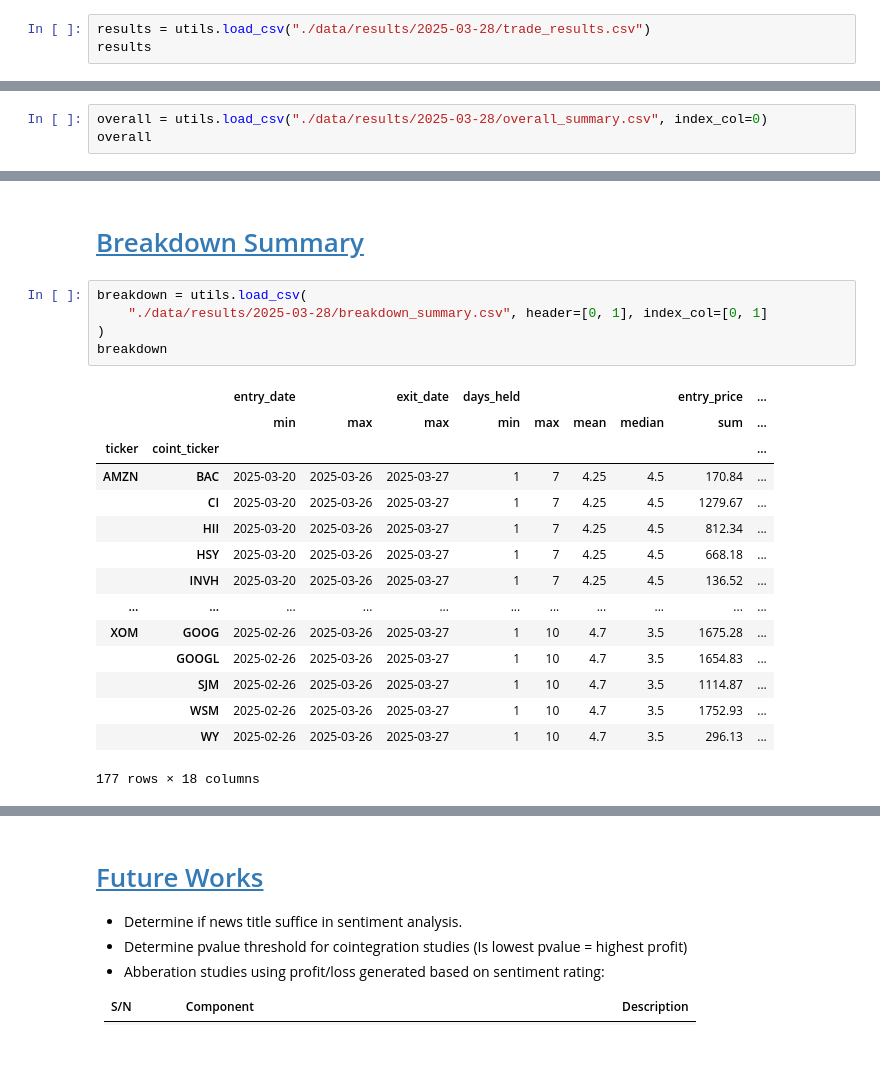
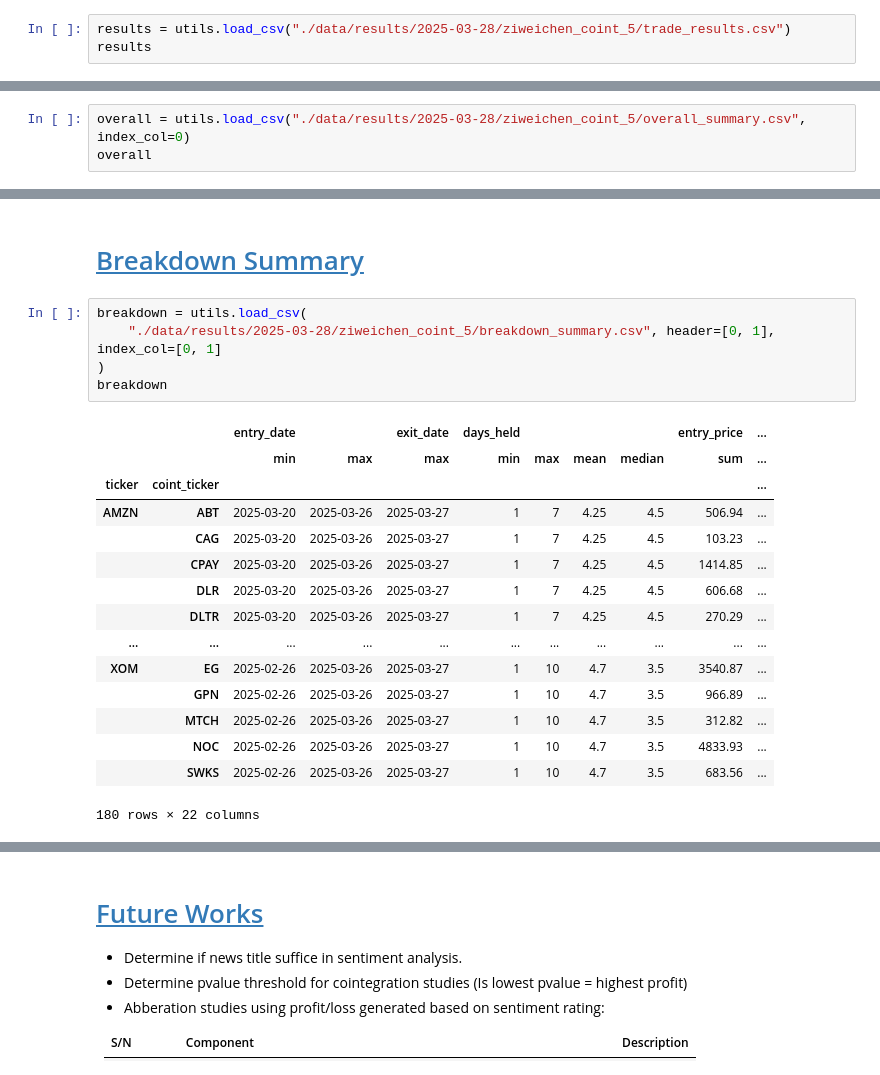
Before and after one commit to CKAbundant/sentiment, a Jupyter notebook: poc.ipynb, the cells around one changed output, grey strips where cells are left out. Drawn from its saved outputs; the diff is of its cells as text.

```diff
--- a/poc.ipynb
+++ b/poc.ipynb
@@ -578,6 +606,6 @@ divergent news : 262
 # %% [markdown]
 # [Trade Results](#table-of-contents)
 # %%
-results = utils.load_csv("./data/results/2025-03-28/trade_results.csv")
+results = utils.load_csv("./data/results/2025-03-28/ziweichen_coint_5/trade_results.csv")
 results
 # %% [output]
@@ -597,7 +625,7 @@ results
 # %% [markdown]
 # [Overall Summary](#table-of-contents)
 # %%
-overall = utils.load_csv("./data/results/2025-03-28/overall_summary.csv", index_col=0)
+overall = utils.load_csv("./data/results/2025-03-28/ziweichen_coint_5/overall_summary.csv", index_col=0)
 overall
 # %% [output]
 |  | Overall Statistics |
@@ -621,22 +649,22 @@ overall
 # [Breakdown Summary](#table-of-contents)
 # %%
 breakdown = utils.load_csv(
-    "./data/results/2025-03-28/breakdown_summary.csv", header=[0, 1], index_col=[0, 1]
+    "./data/results/2025-03-28/ziweichen_coint_5/breakdown_summary.csv", header=[0, 1], index_col=[0, 1]
 )
 breakdown
 # %% [output]
 |  |  | entry_date |  | exit_date | days_held |  |  |  | entry_price | ... |
 |  |  | min | max | max | min | max | mean | median | sum | ... |
 | ticker | coint_ticker |  |  |  |  |  |  |  |  | ... |
-| AMZN | BAC | 2025-03-20 | 2025-03-26 | 2025-03-27 | 1 | 7 | 4.25 | 4.5 | 170.84 | ... |
-|  | CI | 2025-03-20 | 2025-03-26 | 2025-03-27 | 1 | 7 | 4.25 | 4.5 | 1279.67 | ... |
-|  | HII | 2025-03-20 | 2025-03-26 | 2025-03-27 | 1 | 7 | 4.25 | 4.5 | 812.34 | ... |
-|  | HSY | 2025-03-20 | 2025-03-26 | 2025-03-27 | 1 | 7 | 4.25 | 4.5 | 668.18 | ... |
-|  | INVH | 2025-03-20 | 2025-03-26 | 2025-03-27 | 1 | 7 | 4.25 | 4.5 | 136.52 | ... |
+| AMZN | ABT | 2025-03-20 | 2025-03-26 | 2025-03-27 | 1 | 7 | 4.25 | 4.5 | 506.94 | ... |
+|  | CAG | 2025-03-20 | 2025-03-26 | 2025-03-27 | 1 | 7 | 4.25 | 4.5 | 103.23 | ... |
+|  | CPAY | 2025-03-20 | 2025-03-26 | 2025-03-27 | 1 | 7 | 4.25 | 4.5 | 1414.85 | ... |
+|  | DLR | 2025-03-20 | 2025-03-26 | 2025-03-27 | 1 | 7 | 4.25 | 4.5 | 606.68 | ... |
+|  | DLTR | 2025-03-20 | 2025-03-26 | 2025-03-27 | 1 | 7 | 4.25 | 4.5 | 270.29 | ... |
 | ... | ... | ... | ... | ... | ... | ... | ... | ... | ... | ... |
-| XOM | GOOG | 2025-02-26 | 2025-03-26 | 2025-03-27 | 1 | 10 | 4.7 | 3.5 | 1675.28 | ... |
-|  | GOOGL | 2025-02-26 | 2025-03-26 | 2025-03-27 | 1 | 10 | 4.7 | 3.5 | 1654.83 | ... |
-|  | SJM | 2025-02-26 | 2025-03-26 | 2025-03-27 | 1 | 10 | 4.7 | 3.5 | 1114.87 | ... |
-|  | WSM | 2025-02-26 | 2025-03-26 | 2025-03-27 | 1 | 10 | 4.7 | 3.5 | 1752.93 | ... |
-|  | WY | 2025-02-26 | 2025-03-26 | 2025-03-27 | 1 | 10 | 4.7 | 3.5 | 296.13 | ... |
+| XOM | EG | 2025-02-26 | 2025-03-26 | 2025-03-27 | 1 | 10 | 4.7 | 3.5 | 3540.87 | ... |
+|  | GPN | 2025-02-26 | 2025-03-26 | 2025-03-27 | 1 | 10 | 4.7 | 3.5 | 966.89 | ... |
+|  | MTCH | 2025-02-26 | 2025-03-26 | 2025-03-27 | 1 | 10 | 4.7 | 3.5 | 312.82 | ... |
+|  | NOC | 2025-02-26 | 2025-03-26 | 2025-03-27 | 1 | 10 | 4.7 | 3.5 | 4833.93 | ... |
+|  | SWKS | 2025-02-26 | 2025-03-26 | 2025-03-27 | 1 | 10 | 4.7 | 3.5 | 683.56 | ... |
-177 rows × 18 columns
+180 rows × 22 columns
```
Also changed, not shown: parts of 22 cells of this notebook, 8 other files.
